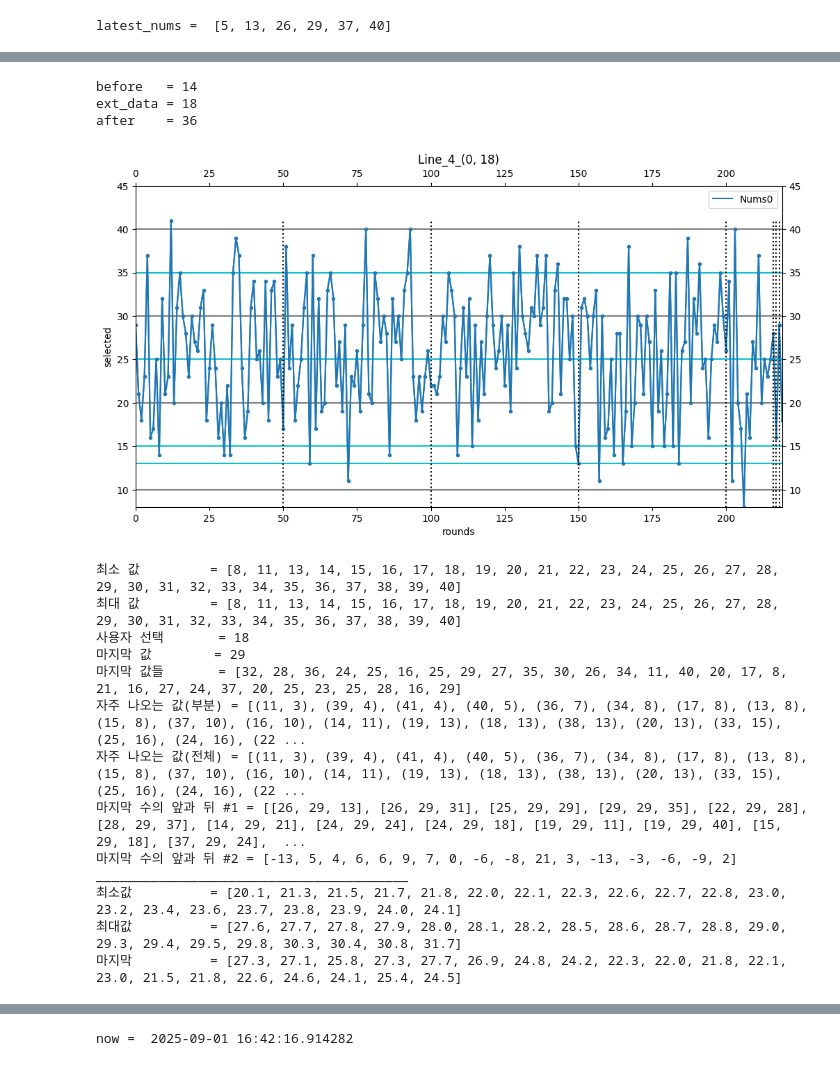
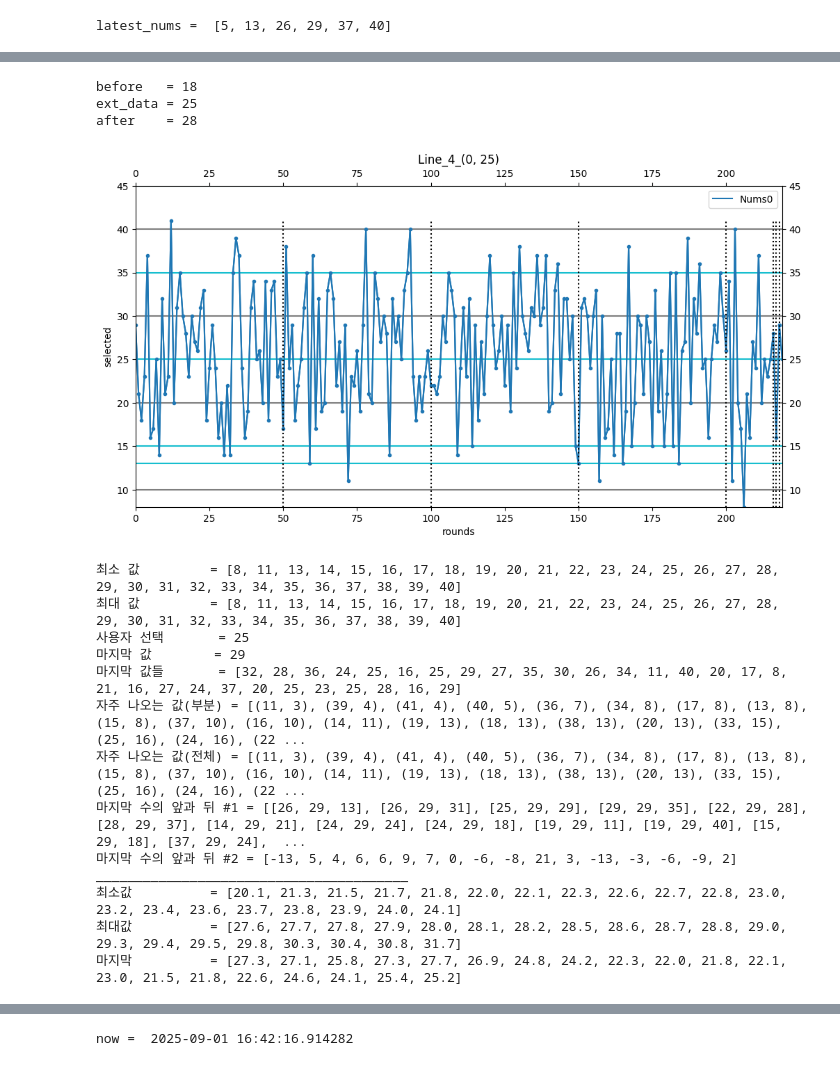
Before and after one commit to swhors/LSTM_Analyze, a Jupyter notebook: foresttrans/memo_0901_5.ipynb, the cells around one changed output, grey strips where cells are left out. Cells and saved outputs as stored; diff of their text form; code cells hidden in the pictures.

```diff
--- a/foresttrans/memo_0901_5.ipynb
+++ b/foresttrans/memo_0901_5.ipynb
@@ -5,7 +5,7 @@
 # %%
 ## Configuration
 
-version="memo_0901_4"
+version="memo_0901_5"
 next_round = 1188
 
 title = "Metrics"
@@ -13,7 +13,7 @@ row_length = 400
 new_to_old = True
 show_mark_down = True
 markdown_table_limit_length = 20
-op_with_re = True
+op_with_re = False
 db_path = '../db/metrics.db'
 # %%
 ## this code was run.
@@ -405,10 +405,11 @@ execute this code. [2025-09-01 18:06:38.856486]
 Round = 1
 ############################
 selected = Round - 1
+ext_data = 8
+
 if op_with_re:
     ext_data = candidate[selected]
-else:
-    ext_data = 2
+
 before = 0
 after = candidate[selected+1]
 
@@ -488,7 +489,7 @@ selected = Round - 1
 if op_with_re:
     ext_data = candidate[selected]
 else:
-    ext_data = 17
+    ext_data = 14
 
 before = candidate[selected-1]
 after = candidate[selected+1]
@@ -647,10 +648,11 @@ execute this code. [2025-09-01 18:06:41.804773]
 Round = 4
 ############################
 selected = Round - 1
+
+ext_data = 25
+
 if op_with_re:
     ext_data = candidate[selected]
-else:
-    ext_data = 20
 
 before = candidate[selected-1]
 after = candidate[selected+1]
@@ -678,40 +680,40 @@ ext_datas = get_extdatas(show_before, show_after, before, ext_data, after)
 
 show_data = []
 for i in range(6):
     show_data.append(row_list[i][start_pos:])
 
 vline_poses = []
 for i in range(1, (len(row_list_none_last[selected]) - start_pos_0) // 50 +1):
     vline_poses.append((50*i, 0, 45))
 
 get_information_v2(selected=selected,
                    last_results=row_list_none_last,
                    ext_datas=ext_datas,
                    wanted_data_length=wanted_data_length,
                    helper_line_nums_1=helper_line_nums_1,
                    helper_line_nums_2=helper_line_nums_2,
                    show_diff=True,
                    lengths=lengths,
                    start_pos_0=start_pos_0,
                    start_pos_1=start_pos_1,
                    show_after=show_after,
                    show_before=show_before,
                    show_average=show_average,
                    min_max_last_num_length=min_max_last_num_length,
                    show_diff_nums=show_diff_nums,
                    vline_poses=vline_poses
                    )
 candidate[selected] = ext_data
 update_candidated(candidated={selected: ext_data}, version=version)
 print(f'execute this code. [{datetime.now()}]')
 # %% [output]
-before   = 14
-ext_data = 18
-after    = 36
+before   = 18
+ext_data = 25
+after    = 28
-[figure, old version]
+[figure, new version]
 최소 값         = [8, 11, 13, 14, 15, 16, 17, 18, 19, 20, 21, 22, 23, 24, 25, 26, 27, 28, 29, 30, 31, 32, 33, 34, 35, 36, 37, 38, 39, 40]
 최대 값         = [8, 11, 13, 14, 15, 16, 17, 18, 19, 20, 21, 22, 23, 24, 25, 26, 27, 28, 29, 30, 31, 32, 33, 34, 35, 36, 37, 38, 39, 40]
-사용자 선택       = 18
+사용자 선택       = 25
 마지막 값        = 29
 마지막 값들       = [32, 28, 36, 24, 25, 16, 25, 29, 27, 35, 30, 26, 34, 11, 40, 20, 17, 8, 21, 16, 27, 24, 37, 20, 25, 23, 25, 28, 16, 29]
 자주 나오는 값(부분) = [(11, 3), (39, 4), (41, 4), (40, 5), (36, 7), (34, 8), (17, 8), (13, 8), (15, 8), (37, 10), (16, 10), (14, 11), (19, 13), (18, 13), (38, 13), (20, 13), (33, 15), (25, 16), (24, 16), (22 ...
@@ -721,5 +723,5 @@ after    = 36
 ________________________________________
 최소값          = [20.1, 21.3, 21.5, 21.7, 21.8, 22.0, 22.1, 22.3, 22.6, 22.7, 22.8, 23.0, 23.2, 23.4, 23.6, 23.7, 23.8, 23.9, 24.0, 24.1]
 최대값          = [27.6, 27.7, 27.8, 27.9, 28.0, 28.1, 28.2, 28.5, 28.6, 28.7, 28.8, 29.0, 29.3, 29.4, 29.5, 29.8, 30.3, 30.4, 30.8, 31.7]
-마지막          = [27.3, 27.1, 25.8, 27.3, 27.7, 26.9, 24.8, 24.2, 22.3, 22.0, 21.8, 22.1, 23.0, 21.5, 21.8, 22.6, 24.6, 24.1, 25.4, 24.5]
+마지막          = [27.3, 27.1, 25.8, 27.3, 27.7, 26.9, 24.8, 24.2, 22.3, 22.0, 21.8, 22.1, 23.0, 21.5, 21.8, 22.6, 24.6, 24.1, 25.4, 25.2]
 [figure]
```
Also changed, not shown: parts of 16 cells of this notebook, 1 other file.
